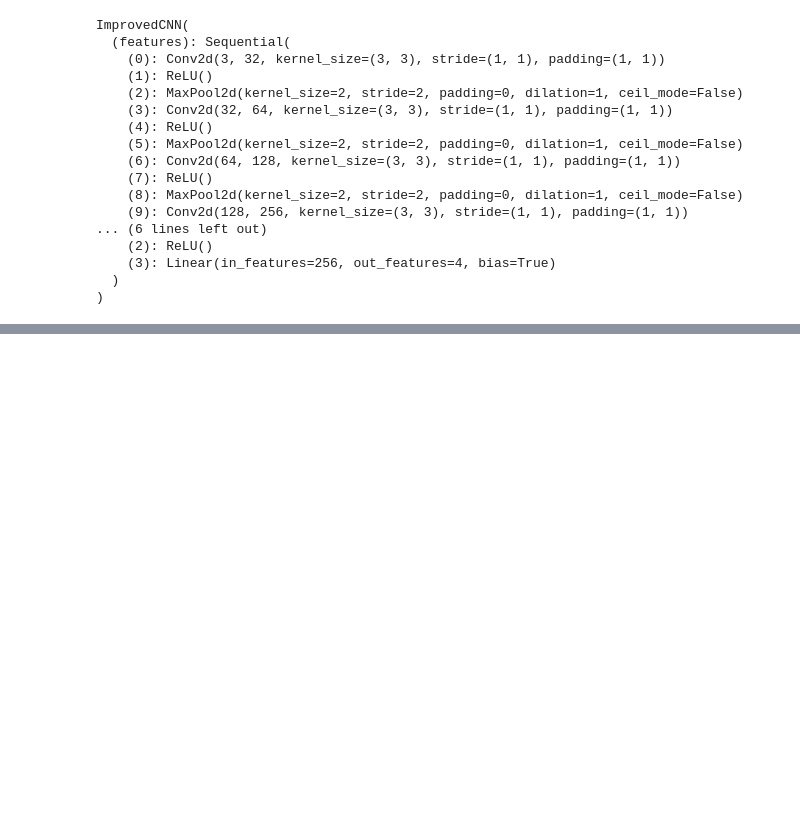
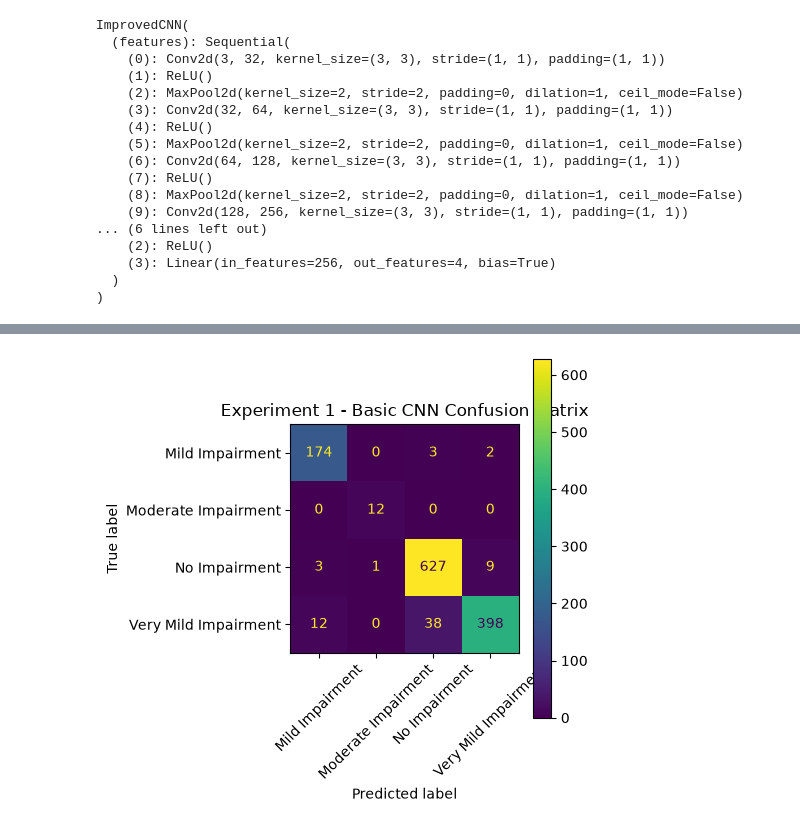
Before and after one commit to Himanshimittal051104/Alzheimer_Diagnosis_CNN, a Jupyter notebook: experiments/05_cnn_tuning.ipynb, the cells around one changed output, grey strips where cells are left out. Cells and saved outputs as stored; diff of their text form; code cells hidden in the pictures; blank space fills up the shorter version.

Commit message:
Add cnn_tuning experiment and result

```diff
--- a/experiments/05_cnn_tuning.ipynb
+++ b/experiments/05_cnn_tuning.ipynb
@@ -160,9 +160,3 @@ Counter({0: 512, 3: 512, 1: 502, 2: 496})
 
 TEST DISTRIBUTION
 Counter({2: 640, 3: 448, 0: 179, 1: 12})
-# %%
-images, labels = next(iter(train_loader))
-
-print("Images shape:", images.shape)
-print("Labels shape:", labels.shape)
-print("First 10 labels:", labels[:10])
@@ -231,7 +221,7 @@ criterion = nn.CrossEntropyLoss()
 
 optimizer = torch.optim.Adam(
     model.parameters(),
-    lr=0.001
+    lr=0.0001
 )
 
 print("Loss function:", criterion)
@@ -334,0 +334,16 @@ KeyboardInterrupt:
+# %%
+model.eval()
+
+all_labels = []
+all_predictions = []
+
+with torch.no_grad():
+    for images, labels in test_loader:
+        images = images.to(device)
+        labels = labels.to(device)
+
+        outputs = model(images)
+        _, predictions = torch.max(outputs, 1)
+
+        all_labels.extend(labels.cpu().numpy())
+        all_predictions.extend(predictions.cpu().numpy())
@@ -334,0 +380,15 @@ KeyboardInterrupt:
+# %%
+cm = confusion_matrix(all_labels, all_predictions)
+
+disp = ConfusionMatrixDisplay(
+    confusion_matrix=cm,
+    display_labels=train_data.classes
+)
+
+fig, ax = plt.subplots(figsize=(5, 5))
+disp.plot(ax=ax, xticks_rotation=45)
+plt.title("Experiment 1 - Basic CNN Confusion Matrix")
+plt.tight_layout()
+plt.show()
+# %% [output]
+[figure, added]
```
Also changed, not shown: parts of 5 cells of this notebook, 1 other file.
